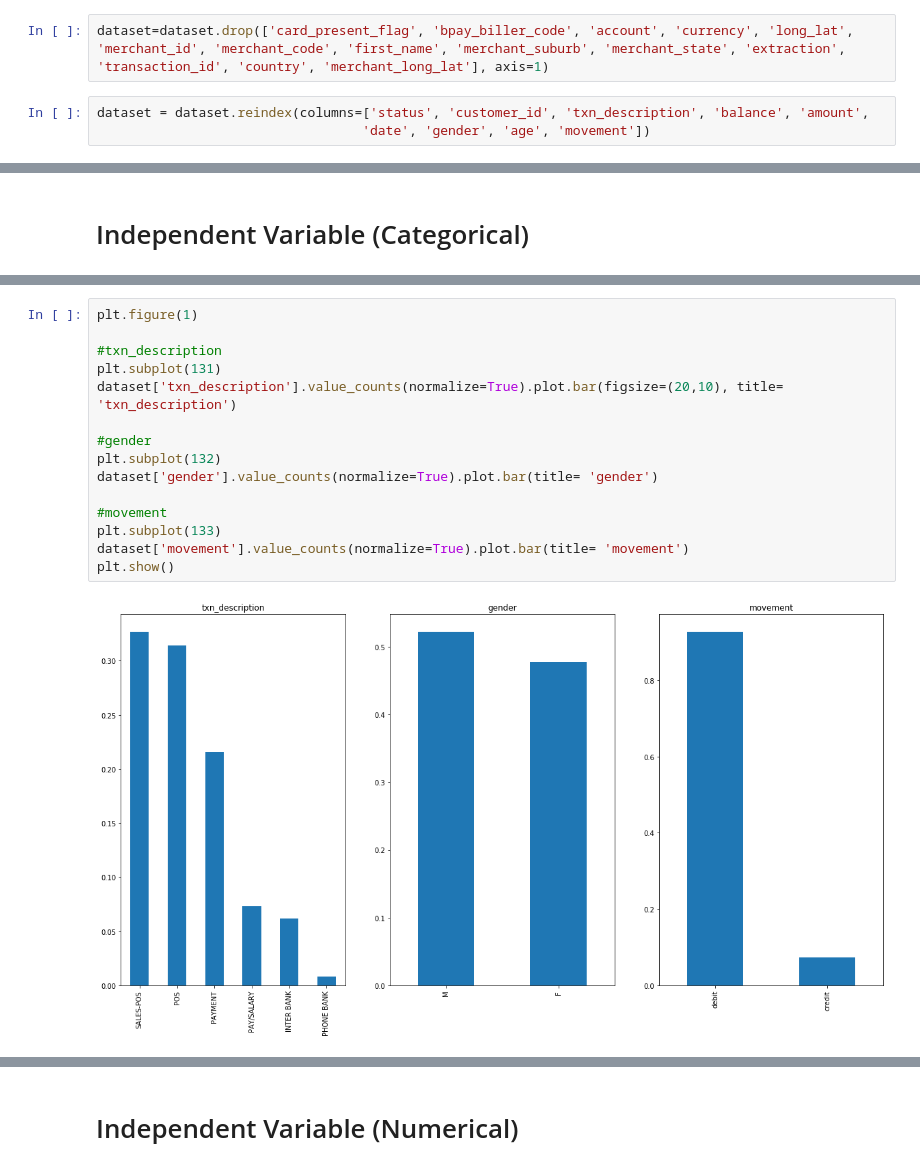
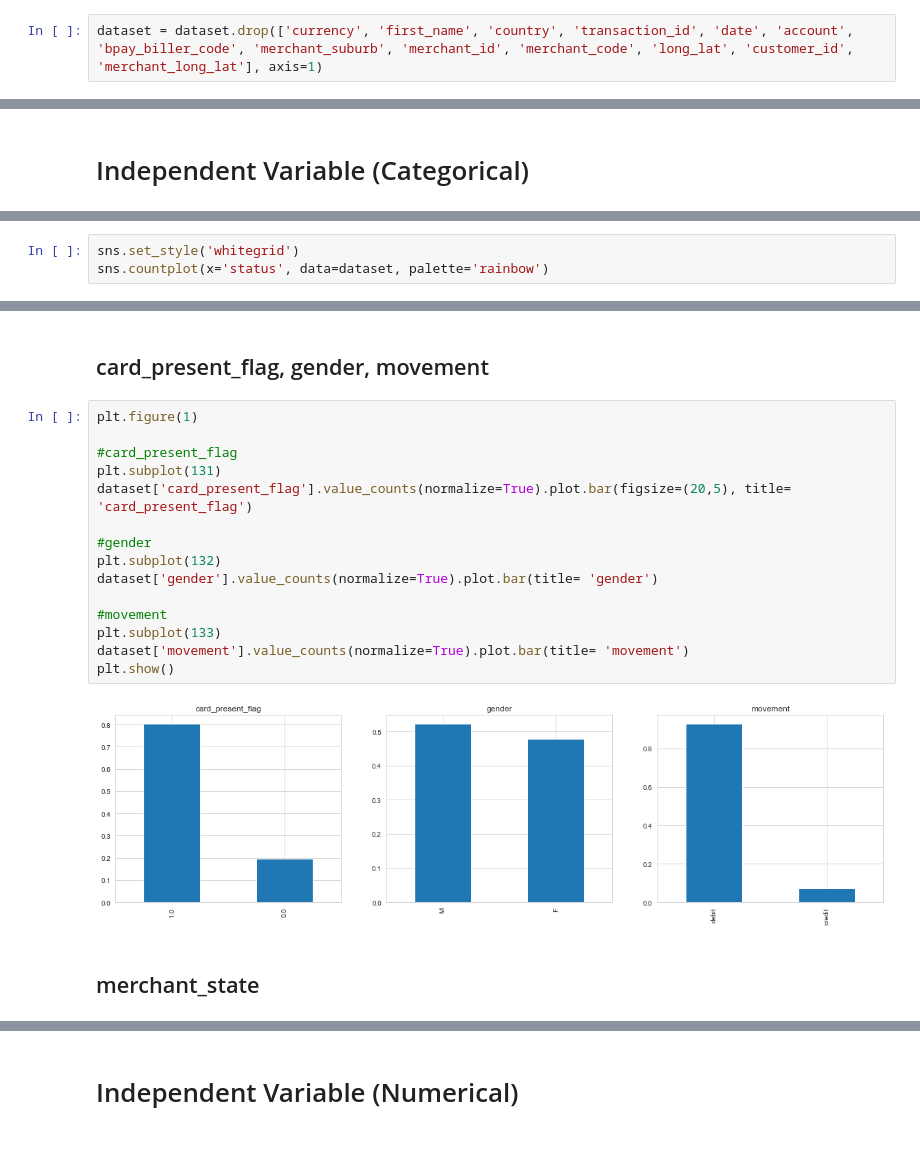
Before and after one commit to Oritsegbubemi/data-science-projects, a Jupyter notebook: Data_ANZ/ANZ_Exploratory_Data_Analysis.ipynb, the cells around one changed output, grey strips where cells are left out. Cells and saved outputs as stored; diff of their text form.

```diff
--- a/Data_ANZ/ANZ_Exploratory_Data_Analysis.ipynb
+++ b/Data_ANZ/ANZ_Exploratory_Data_Analysis.ipynb
@@ -31,6 +36,3 @@ sns.heatmap(dataset.isnull(),yticklabels=False,cbar=False,cmap='viridis')
 # %%
-dataset=dataset.drop(['card_present_flag', 'bpay_biller_code', 'account', 'currency', 'long_lat', 'merchant_id', 'merchant_code', 'first_name', 'merchant_suburb', 'merchant_state', 'extraction', 'transaction_id', 'country', 'merchant_long_lat'], axis=1)
+dataset = dataset.drop(['currency', 'first_name', 'country', 'transaction_id', 'date', 'account', 'bpay_biller_code', 'merchant_suburb', 'merchant_id', 'merchant_code', 'long_lat', 'customer_id', 'merchant_long_lat'], axis=1)
-# %%
-dataset = dataset.reindex(columns=['status', 'customer_id', 'txn_description', 'balance', 'amount',
-                                  'date', 'gender', 'age', 'movement'])
 # %%
@@ -59,0 +48,3 @@ dataset['status'].value_counts().plot.bar()
+# %%
+sns.set_style('whitegrid')
+sns.countplot(x='status', data=dataset, palette='rainbow')
@@ -60,17 +61,21 @@ dataset['status'].value_counts().plot.bar()
+# %% [markdown]
+## card_present_flag, gender, movement
 # %%
 plt.figure(1)
 
-#txn_description
+#card_present_flag
 plt.subplot(131)
-dataset['txn_description'].value_counts(normalize=True).plot.bar(figsize=(20,10), title= 'txn_description')
+dataset['card_present_flag'].value_counts(normalize=True).plot.bar(figsize=(20,5), title= 'card_present_flag')
 
 #gender
 plt.subplot(132)
 dataset['gender'].value_counts(normalize=True).plot.bar(title= 'gender')
 
 #movement
 plt.subplot(133)
 dataset['movement'].value_counts(normalize=True).plot.bar(title= 'movement')
 plt.show()
 # %% [output]
-[figure, old version]
+[figure, new version]
+# %% [markdown]
+## merchant_state
```
Also changed, not shown: parts of 50 cells of this notebook, 1 other file.
